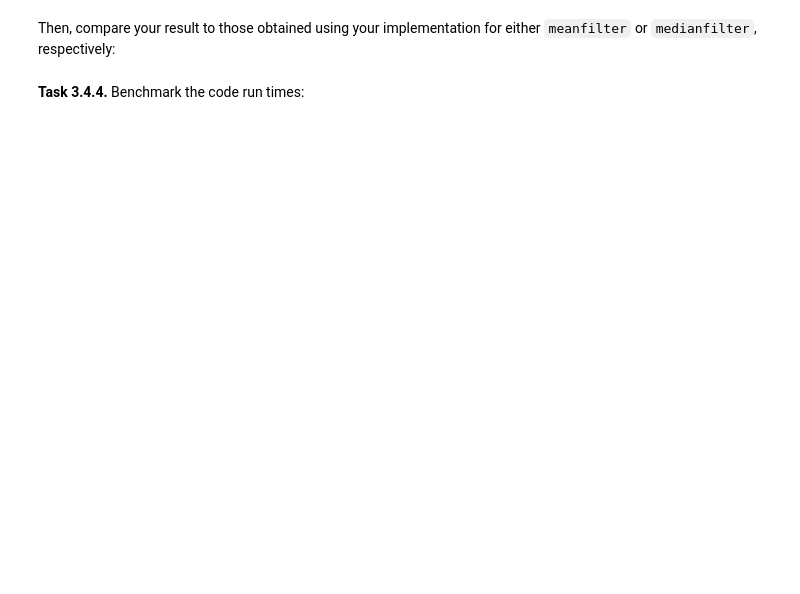
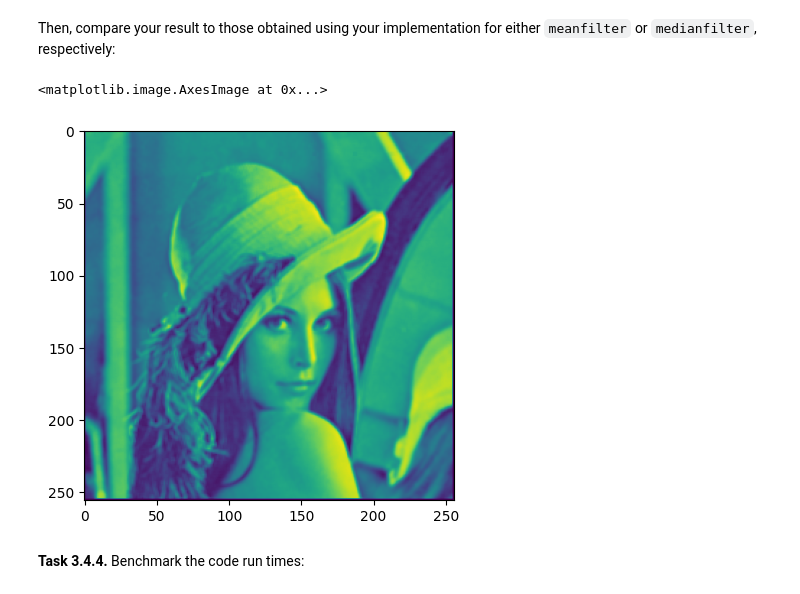
Before and after one commit to mpcaro/mobi-fs3-python, a Jupyter notebook: task3.ipynb, the cells around one changed output. Drawn from its saved outputs; the diff is of its cells as text; code cells hidden in the pictures; blank space fills up the shorter version.

```diff
--- a/task3.ipynb
+++ b/task3.ipynb
@@ -157,4 +173,10 @@ SyntaxError: incomplete input (1741712700.py, line 2)
 # %% [markdown]
 Then, compare your result to those obtained using your implementation for either `meanfilter` or `medianfilter`, respectively:
+# %%
+lena.copy()
+plt.imshow(meanfilter(lena, 3))
+# %% [output]
+<matplotlib.image.AxesImage at 0x...>
+[figure, added]
 # %% [markdown]
 **<a id="#">Task 3.4.4.</a>** Benchmark the code run times:
```
Also changed, not shown: parts of 4 cells of this notebook.
